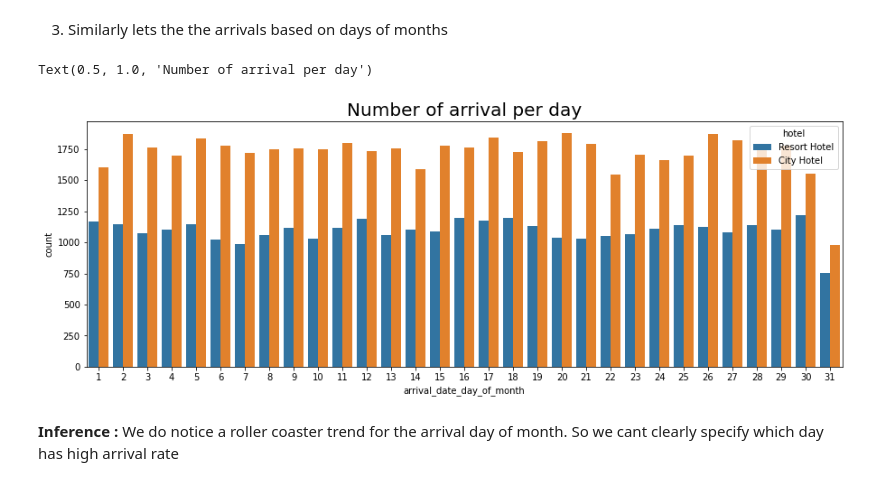
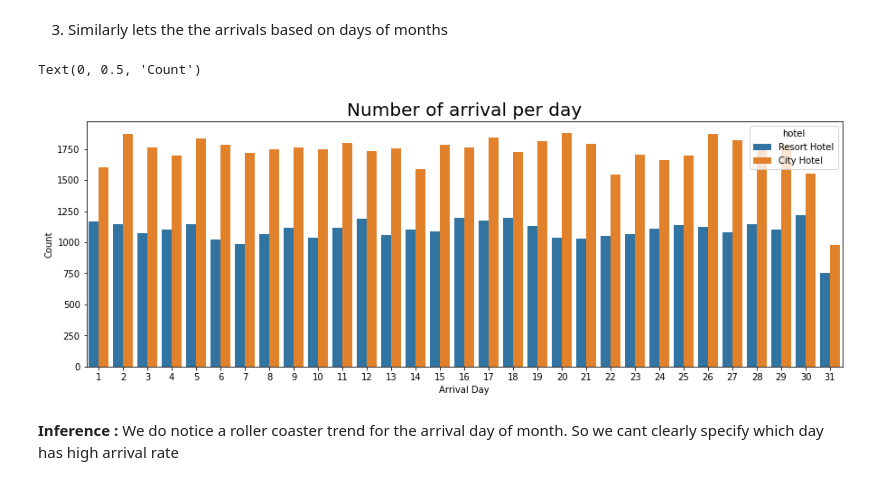
Before and after one commit to rohithv-21/Hotel-booking-analysis, a Jupyter notebook: Hotel_booking_analysis_(Team).ipynb, the cells around one changed output. Cells and saved outputs as stored; diff of their text form; code cells hidden in the pictures.

```diff
--- a/Hotel_booking_analysis_(Team).ipynb
+++ b/Hotel_booking_analysis_(Team).ipynb
@@ -406,9 +465,11 @@ Text(0, 0.5, 'Count')
 # %%
 plt.figure(figsize=(15,5))
 sns.countplot(data = period_arrival, x = 'arrival_date_day_of_month', hue = 'hotel').set_title('Number of arrival per day', fontsize = 20)
+plt.xlabel('Arrival Day')
+plt.ylabel('Count')
 # %% [output]
-Text(0.5, 1.0, 'Number of arrival per day')
+Text(0, 0.5, 'Count')
-[figure, old version]
+[figure, new version]
 # %% [markdown]
 **Inference :** We do notice a roller coaster trend for the arrival day of month. So we cant clearly specify which day has high arrival rate
 # %% [markdown]
```
Also changed, not shown: parts of 38 cells of this notebook.
